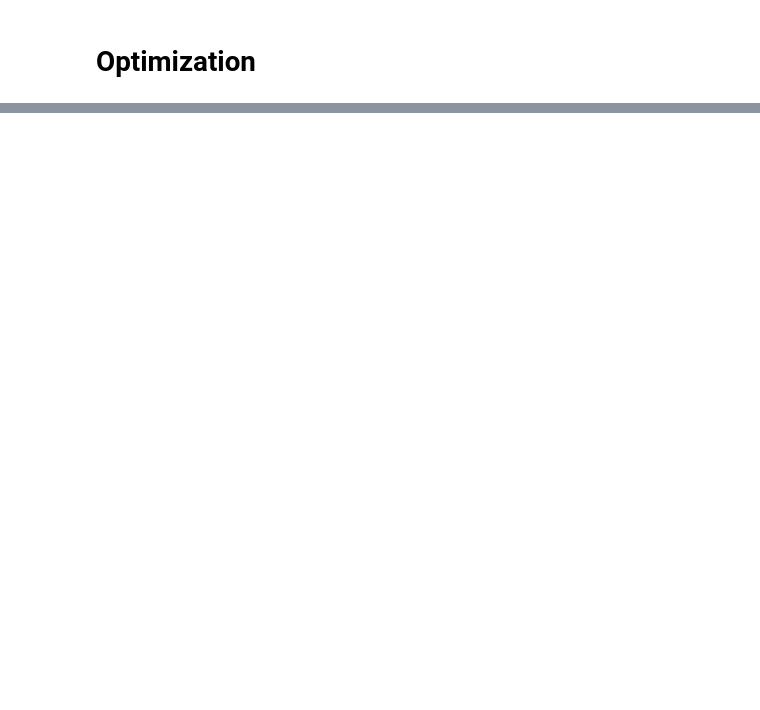
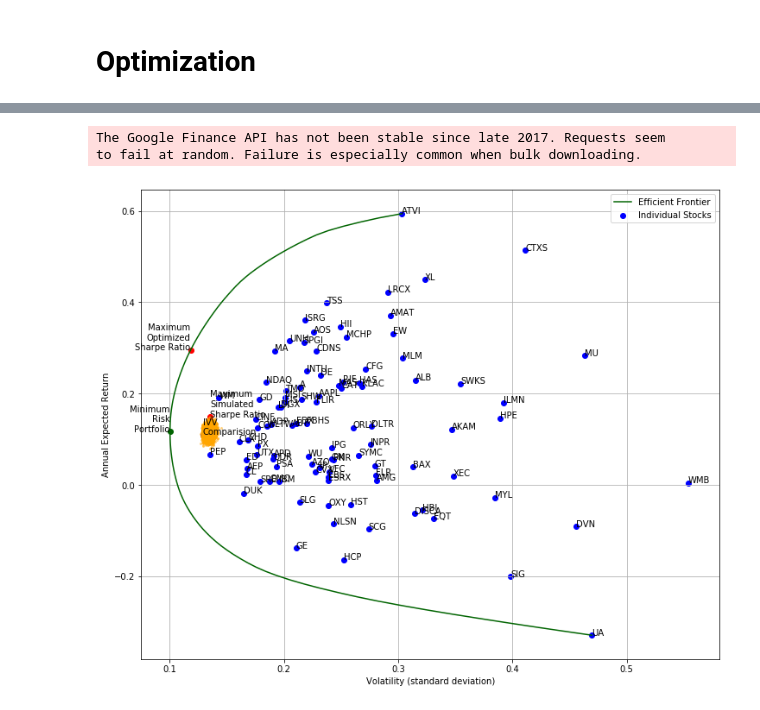
Before and after one commit to austinharrison/potfolio_optimization, a Jupyter notebook: pred460_project.ipynb, the cells around one changed output, grey strips where cells are left out. Drawn from its saved outputs; the diff is of its cells as text; code cells hidden in the pictures; blank space fills up the shorter version.

```diff
--- a/pred460_project.ipynb
+++ b/pred460_project.ipynb
@@ -372,0 +492,6 @@ plt.show()
+# %%
+# Simulated sharpe ratio
+s = pd.DataFrame(data={'sd': [float(x) for x in stds], 'mean': [float(x) for x in mns]}, index=range(len(mns)))
+s['sharpe_ratio'] = s.apply(lambda row: sharpe_ratio(row['mean'], row['sd']), axis=1)
+max_sharpe = s.loc[s['sharpe_ratio'].idxmax()]
+s.head()
@@ -372,0 +505,63 @@ plt.show()
+# %%
+ivv = web.DataReader('IVV', data_source=source, start=start, end=end, session=session)
+with shelve.open('shelf') as db:
+    db['ivv'] = ivv
+# %% [output]
+The Google Finance API has not been stable since late 2017. Requests seem
+to fail at random. Failure is especially common when bulk downloading.
+# %%
+ivv['return'] = (ivv['Close'] - ivv ['Close'].shift(1)) / ivv['Close'].shift(1)
+ivv['return'] = ivv['return'].fillna(0).replace(np.inf, 0)
+# %%
+ivv_mean = (ivv['return'].mean()+1)**252 - 1
+ivv_std = ivv['return'].std()*sqrt(252)
+# %%
+# Plot volatility versus expected return for individual stocks
+ax = plt.gca()
+fig = plt.gcf()
+fig.set_size_inches(12, 10)
+ax.scatter(x=stock_volatility, y=stock_return,
+           color='Blue', label='Individual Stocks')
+for i, stock in enumerate(stocks):
+    ax.annotate(stock, (stock_volatility[i], stock_return[i]))
+
+# Plot volatility versus expected return for random portolios
+plt.plot(stds*sqrt(252), (mns+1)**252 - 1, 'o', markersize=2, alpha=0.4, color='orange')
+
+# Plot volatility versus expected return for minimum risk portfolio
+ax.scatter(x=minrisk_volatility, y=minrisk_return, color='DarkGreen')
+ax.annotate('Minimum\nRisk\nPortfolio', (minrisk_volatility, minrisk_return),
+            horizontalalignment='right')
+
+# stock_return = stock_return.apply(lambda x: (x+1)**252 - 1)
+# stock_volatility = stock_volatility * sqrt(252)
+
+# Plot max sharpe ratio from optimization
+ax.scatter(x=max_sharpe_volitility, y=max_sharpe_return, color='red')
+ax.annotate('Maximum\nOptimized\nSharpe Ratio', (max_sharpe_volitility, max_sharpe_return),
+            horizontalalignment='right')
+
+# Plot max sharpe ratio from simulations
+ax.scatter(x=max_sharpe['sd']*sqrt(252), y=(max_sharpe['mean']+1)**252 - 1, color='red')
+ax.annotate('Maximum\nSimulated\nSharpe Ratio', (max_sharpe['sd']*sqrt(252), (max_sharpe['mean']+1)**252 - 1),
+            horizontalalignment='left')
+
+
+# Plot efficient frontier
+frontier.plot(color='DarkGreen', label='Efficient Frontier', ax=ax)
+
+# Plot IVV
+ax.scatter(x=ivv_std, y=ivv_mean, color='blue')
+ax.annotate('IVV\nComparision', (ivv_std, ivv_mean),
+            horizontalalignment='left')
+
+
+# Format and display the final plot
+#ax.axis([0.005, 0.025, -0.001, 0.0015])
+ax.set_xlabel('Volatility (standard deviation)')
+ax.set_ylabel('Annual Expected Return')
+ax.legend()
+ax.grid()
+plt.show()
+# %% [output]
+[figure, added]
```
Also changed, not shown: parts of 33 cells of this notebook, 3 other files.
